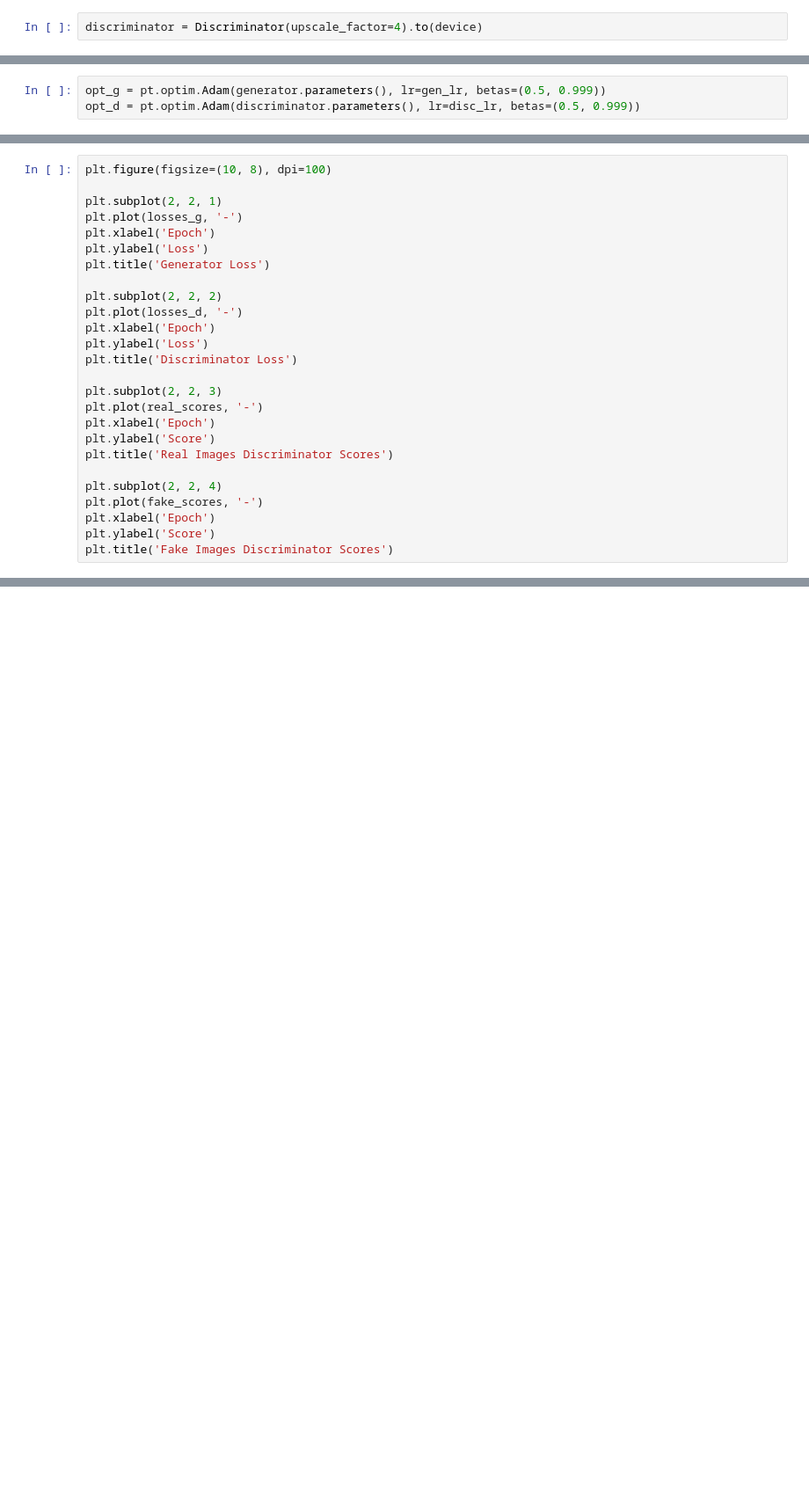
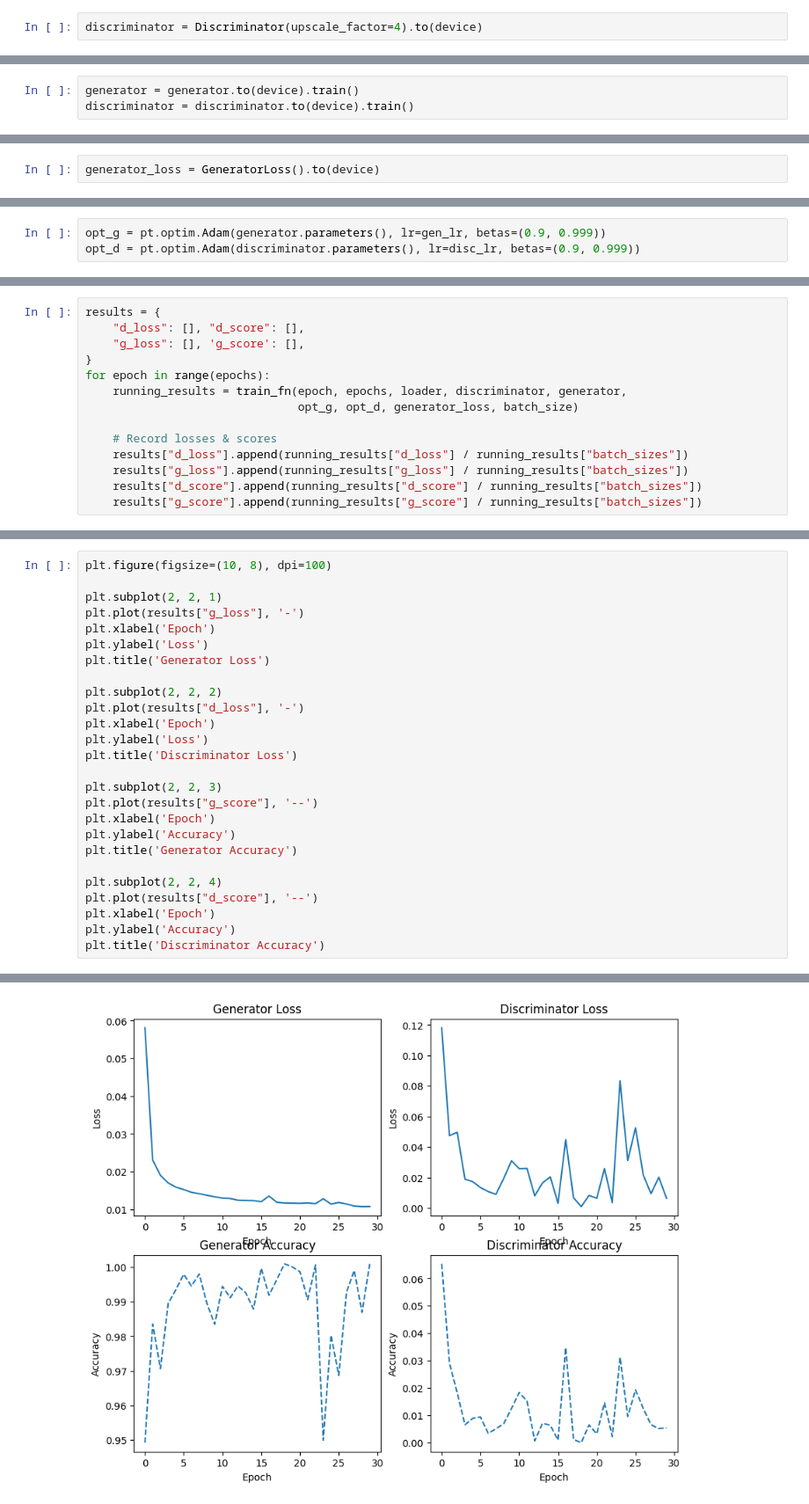
Before and after one commit to ParthMandaliya/deep-learning, a Jupyter notebook: Generator-Adverserial-Networks/SR-GAN/torch-solution.ipynb, the cells around one changed output, grey strips where cells are left out. Shown at 88% size. Drawn from its saved outputs; the diff is of its cells as text; blank space fills up the shorter version.

Commit message:
SR-GAN Trained
SR-GAN Trained

```diff
--- a/Generator-Adverserial-Networks/SR-GAN/torch-solution.ipynb
+++ b/Generator-Adverserial-Networks/SR-GAN/torch-solution.ipynb
@@ -98,0 +51,3 @@ def train_discriminator(real_images, opt_d):
+# %%
+generator = generator.to(device).train()
+discriminator = discriminator.to(device).train()
@@ -118,0 +89,2 @@ def save_samples(index, latent_tensors, show=True):
+# %%
+generator_loss = GeneratorLoss().to(device)
@@ -119,3 +137,3 @@ def save_samples(index, latent_tensors, show=True):
 # %%
-opt_g = pt.optim.Adam(generator.parameters(), lr=gen_lr, betas=(0.5, 0.999))
-opt_d = pt.optim.Adam(discriminator.parameters(), lr=disc_lr, betas=(0.5, 0.999))
+opt_g = pt.optim.Adam(generator.parameters(), lr=gen_lr, betas=(0.9, 0.999))
+opt_d = pt.optim.Adam(discriminator.parameters(), lr=disc_lr, betas=(0.9, 0.999))
@@ -158,0 +140,14 @@ for epoch in range(epochs):
+# %%
+results = {
+    "d_loss": [], "d_score": [],
+    "g_loss": [], 'g_score': [],
+}
+for epoch in range(epochs):
+    running_results = train_fn(epoch, epochs, loader, discriminator, generator,
+                               opt_g, opt_d, generator_loss, batch_size)
+
+    # Record losses & scores
+    results["d_loss"].append(running_results["d_loss"] / running_results["batch_sizes"])
+    results["g_loss"].append(running_results["g_loss"] / running_results["batch_sizes"])
+    results["d_score"].append(running_results["d_score"] / running_results["batch_sizes"])
+    results["g_score"].append(running_results["g_score"] / running_results["batch_sizes"])
@@ -160,25 +181,26 @@ for epoch in range(epochs):
 plt.figure(figsize=(10, 8), dpi=100)
 
 plt.subplot(2, 2, 1)
-plt.plot(losses_g, '-')
+plt.plot(results["g_loss"], '-')
 plt.xlabel('Epoch')
 plt.ylabel('Loss')
 plt.title('Generator Loss')
 
 plt.subplot(2, 2, 2)
-plt.plot(losses_d, '-')
+plt.plot(results["d_loss"], '-')
 plt.xlabel('Epoch')
 plt.ylabel('Loss')
 plt.title('Discriminator Loss')
 
 plt.subplot(2, 2, 3)
-plt.plot(real_scores, '-')
+plt.plot(results["g_score"], '--')
 plt.xlabel('Epoch')
-plt.ylabel('Score')
-plt.title('Real Images Discriminator Scores')
+plt.ylabel('Accuracy')
+plt.title('Generator Accuracy')
 
 plt.subplot(2, 2, 4)
-plt.plot(fake_scores, '-')
+plt.plot(results["d_score"], '--')
 plt.xlabel('Epoch')
-plt.ylabel('Score')
-plt.title('Fake Images Discriminator Scores')
+plt.ylabel('Accuracy')
+plt.title('Discriminator Accuracy')
+# %% [output]
@@ -185 +208,2 @@ plt.title('Fake Images Discriminator Scores')
+[figure, added]
 # %%
```
Also changed, not shown: parts of 18 cells of this notebook, 2 other files.
